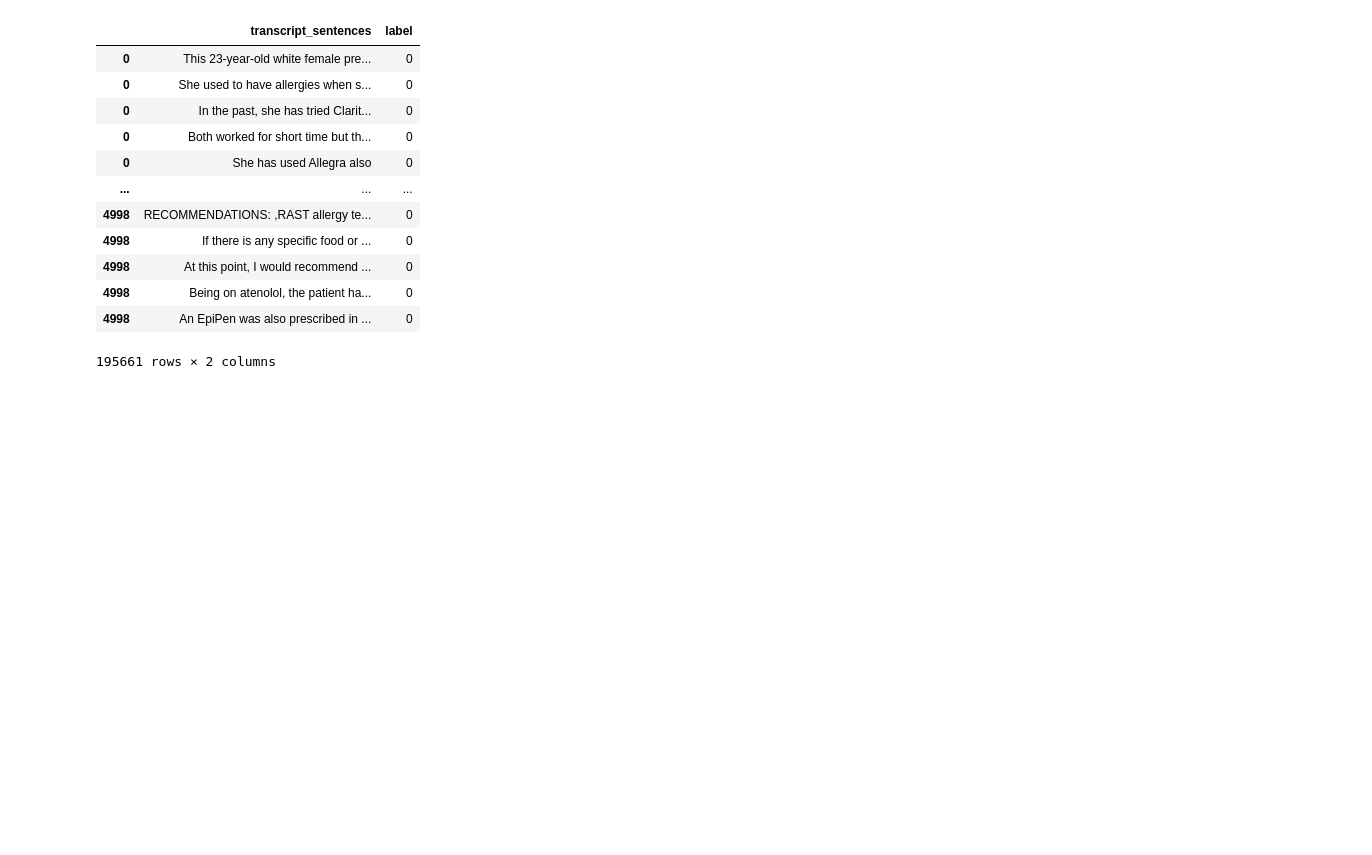
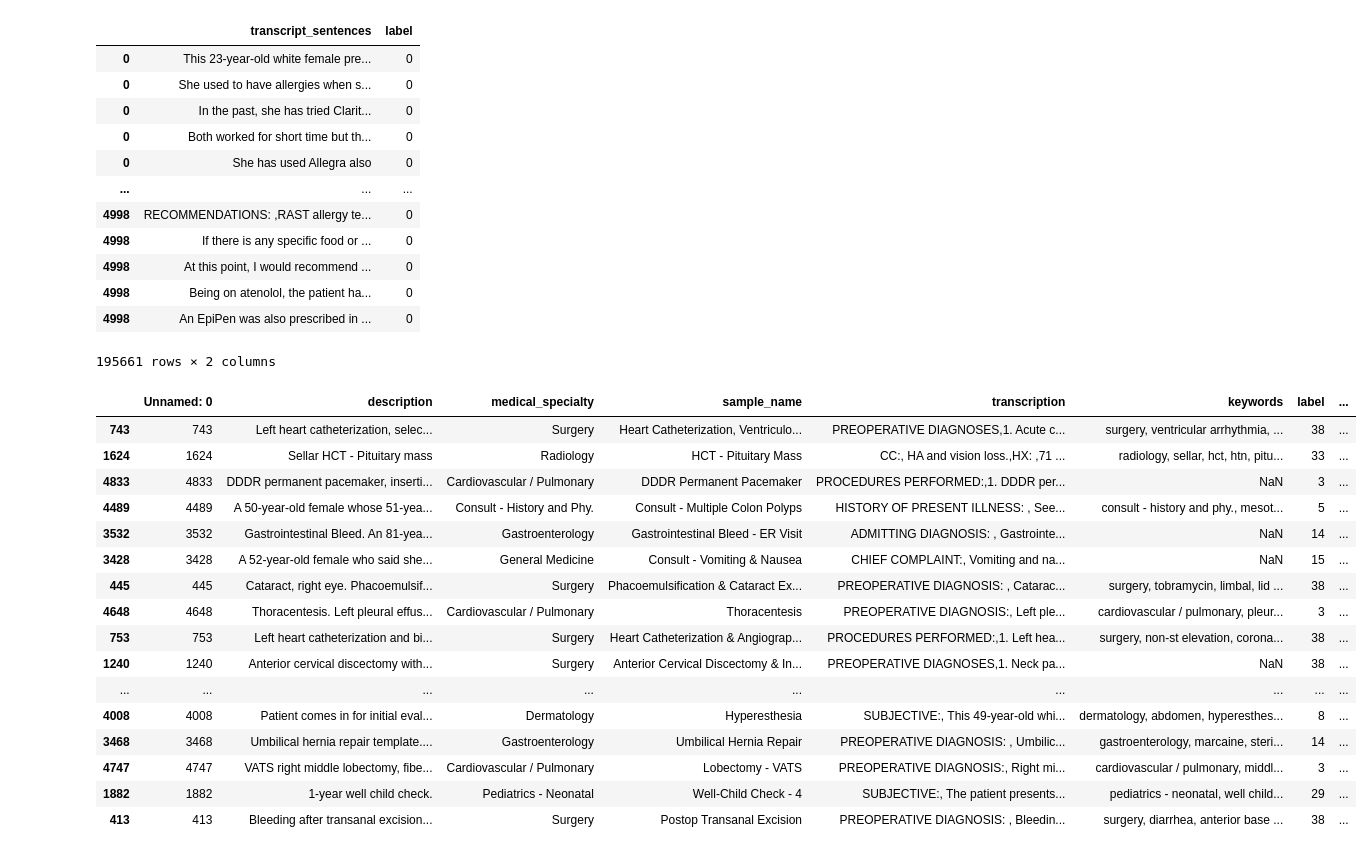
Before and after one commit to Aurathic/cmsc472-final-project, a Jupyter notebook: src/preprocessing/preprocessing.ipynb, the cells around one changed output. Drawn from its saved outputs; the diff is of its cells as text; code cells hidden in the pictures; blank space fills up the shorter version.

```diff
--- a/src/preprocessing/preprocessing.ipynb
+++ b/src/preprocessing/preprocessing.ipynb
@@ -159,4 +159,24 @@ df[['transcript_sentences','label']]
 | 4998 | Being on atenolol, the patient ha... | 0 |
 | 4998 | An EpiPen was also prescribed in ... | 0 |
 195661 rows × 2 columns
+# %%
+df.sample(20)
+# %% [output]
+|  | Unnamed: 0 | description | medical_specialty | sample_name | transcription | keywords | label | ... |
+| 743 | 743 | Left heart catheterization, selec... | Surgery | Heart Catheterization, Ventriculo... | PREOPERATIVE DIAGNOSES,1. Acute c... | surgery, ventricular arrhythmia, ... | 38 | ... |
+| 1624 | 1624 | Sellar HCT - Pituitary mass | Radiology | HCT - Pituitary Mass | CC:, HA and vision loss.,HX: ,71 ... | radiology, sellar, hct, htn, pitu... | 33 | ... |
+| 4833 | 4833 | DDDR permanent pacemaker, inserti... | Cardiovascular / Pulmonary | DDDR Permanent Pacemaker | PROCEDURES PERFORMED:,1. DDDR per... | NaN | 3 | ... |
+| 4489 | 4489 | A 50-year-old female whose 51-yea... | Consult - History and Phy. | Consult - Multiple Colon Polyps | HISTORY OF PRESENT ILLNESS: , See... | consult - history and phy., mesot... | 5 | ... |
+| 3532 | 3532 | Gastrointestinal Bleed. An 81-yea... | Gastroenterology | Gastrointestinal Bleed - ER Visit | ADMITTING DIAGNOSIS: , Gastrointe... | NaN | 14 | ... |
+| 3428 | 3428 | A 52-year-old female who said she... | General Medicine | Consult - Vomiting & Nausea | CHIEF COMPLAINT:, Vomiting and na... | NaN | 15 | ... |
+| 445 | 445 | Cataract, right eye. Phacoemulsif... | Surgery | Phacoemulsification & Cataract Ex... | PREOPERATIVE DIAGNOSIS: , Catarac... | surgery, tobramycin, limbal, lid ... | 38 | ... |
+| 4648 | 4648 | Thoracentesis. Left pleural effus... | Cardiovascular / Pulmonary | Thoracentesis | PREOPERATIVE DIAGNOSIS:, Left ple... | cardiovascular / pulmonary, pleur... | 3 | ... |
+| 753 | 753 | Left heart catheterization and bi... | Surgery | Heart Catheterization & Angiograp... | PROCEDURES PERFORMED:,1. Left hea... | surgery, non-st elevation, corona... | 38 | ... |
+| 1240 | 1240 | Anterior cervical discectomy with... | Surgery | Anterior Cervical Discectomy & In... | PREOPERATIVE DIAGNOSES,1. Neck pa... | NaN | 38 | ... |
+| ... | ... | ... | ... | ... | ... | ... | ... | ... |
+| 4008 | 4008 | Patient comes in for initial eval... | Dermatology | Hyperesthesia | SUBJECTIVE:, This 49-year-old whi... | dermatology, abdomen, hyperesthes... | 8 | ... |
+| 3468 | 3468 | Umbilical hernia repair template.... | Gastroenterology | Umbilical Hernia Repair | PREOPERATIVE DIAGNOSIS: , Umbilic... | gastroenterology, marcaine, steri... | 14 | ... |
+| 4747 | 4747 | VATS right middle lobectomy, fibe... | Cardiovascular / Pulmonary | Lobectomy - VATS | PREOPERATIVE DIAGNOSIS:, Right mi... | cardiovascular / pulmonary, middl... | 3 | ... |
+| 1882 | 1882 | 1-year well child check. | Pediatrics - Neonatal | Well-Child Check - 4 | SUBJECTIVE:, The patient presents... | pediatrics - neonatal, well child... | 29 | ... |
+| 413 | 413 | Bleeding after transanal excision... | Surgery | Postop Transanal Excision | PREOPERATIVE DIAGNOSIS: , Bleedin... | surgery, diarrhea, anterior base ... | 38 | ... |
 # %%
```
Also changed, not shown: parts of 1 cell of this notebook, 1 other file.
